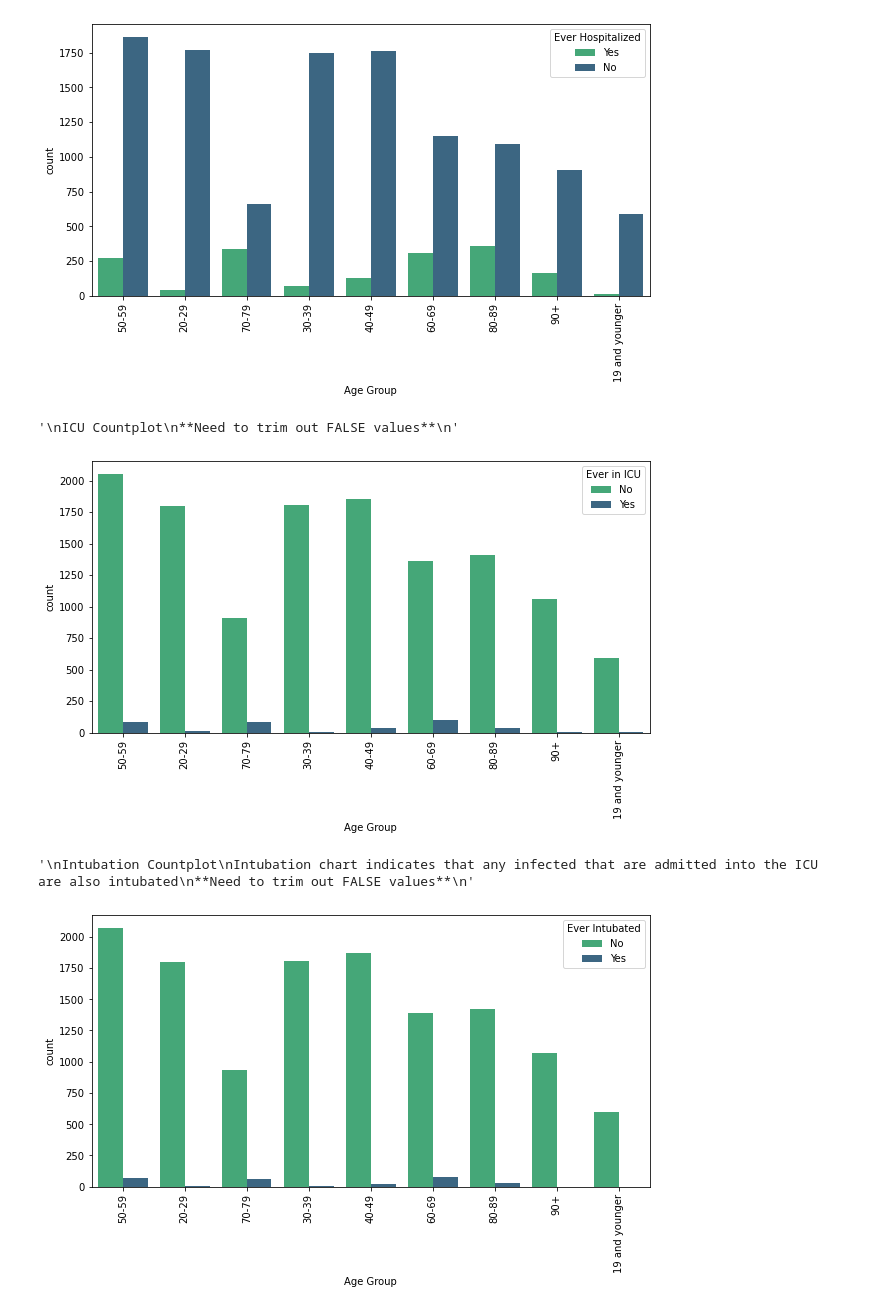
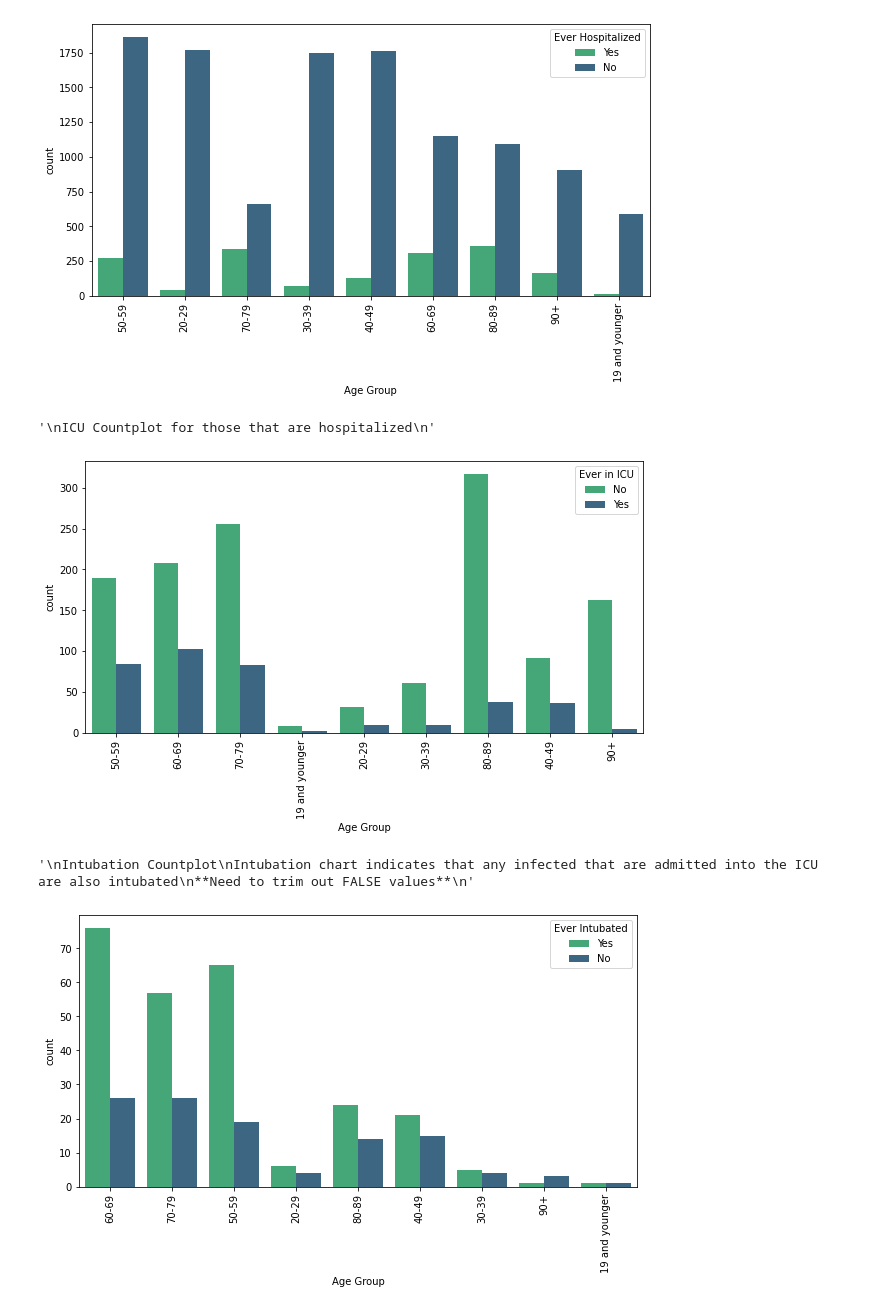
Before and after one commit to data301-2020-winter1/course-project-group_6022, a Jupyter notebook: analysis/Jonathan/milestone3.ipynb, the cells around one changed output. Saved outputs shown, nothing was run; the diff lists cells and outputs as text; code cells hidden in the pictures.

```diff
--- a/analysis/Jonathan/milestone3.ipynb
+++ b/analysis/Jonathan/milestone3.ipynb
@@ -89,25 +102,24 @@ Much higher percentage of elderly are hospitalized
 # %%
 plt.figure(figsize=(10,5))
 plt.xticks(rotation=90)
-sns.countplot(x= 'Age Group',hue = 'Ever in ICU',data = df, palette = 'viridis_r' )
+sns.countplot(x= 'Age Group',hue = 'Ever in ICU',data = df[df["Ever Hospitalized"] == "Yes"], palette = 'viridis_r' )
 """
-ICU Countplot
-**Need to trim out FALSE values**
+ICU Countplot for those that are hospitalized
 """
 # %% [output]
-'\nICU Countplot\n**Need to trim out FALSE values**\n'
+'\nICU Countplot for those that are hospitalized\n'
-[figure, old version]
+[figure, new version]
 # %%
 plt.figure(figsize=(10,5))
 plt.xticks(rotation=90)
-sns.countplot(x= 'Age Group',hue = 'Ever Intubated',data = df, palette = 'viridis_r' )
+sns.countplot(x= 'Age Group',hue = 'Ever Intubated',data = df[df["Ever in ICU"] == "Yes"], palette = 'viridis_r' )
 """
 Intubation Countplot
 Intubation chart indicates that any infected that are admitted into the ICU are also intubated
 **Need to trim out FALSE values**
 """
 # %% [output]
 '\nIntubation Countplot\nIntubation chart indicates that any infected that are admitted into the ICU are also intubated\n**Need to trim out FALSE values**\n'
-[figure, old version]
+[figure, new version]
 # %%
 #heatmap needs neighbourhoood convert to long/lat -> mapped over time buckets
```
Also changed, not shown: parts of 3 cells of this notebook, 4 other files.
